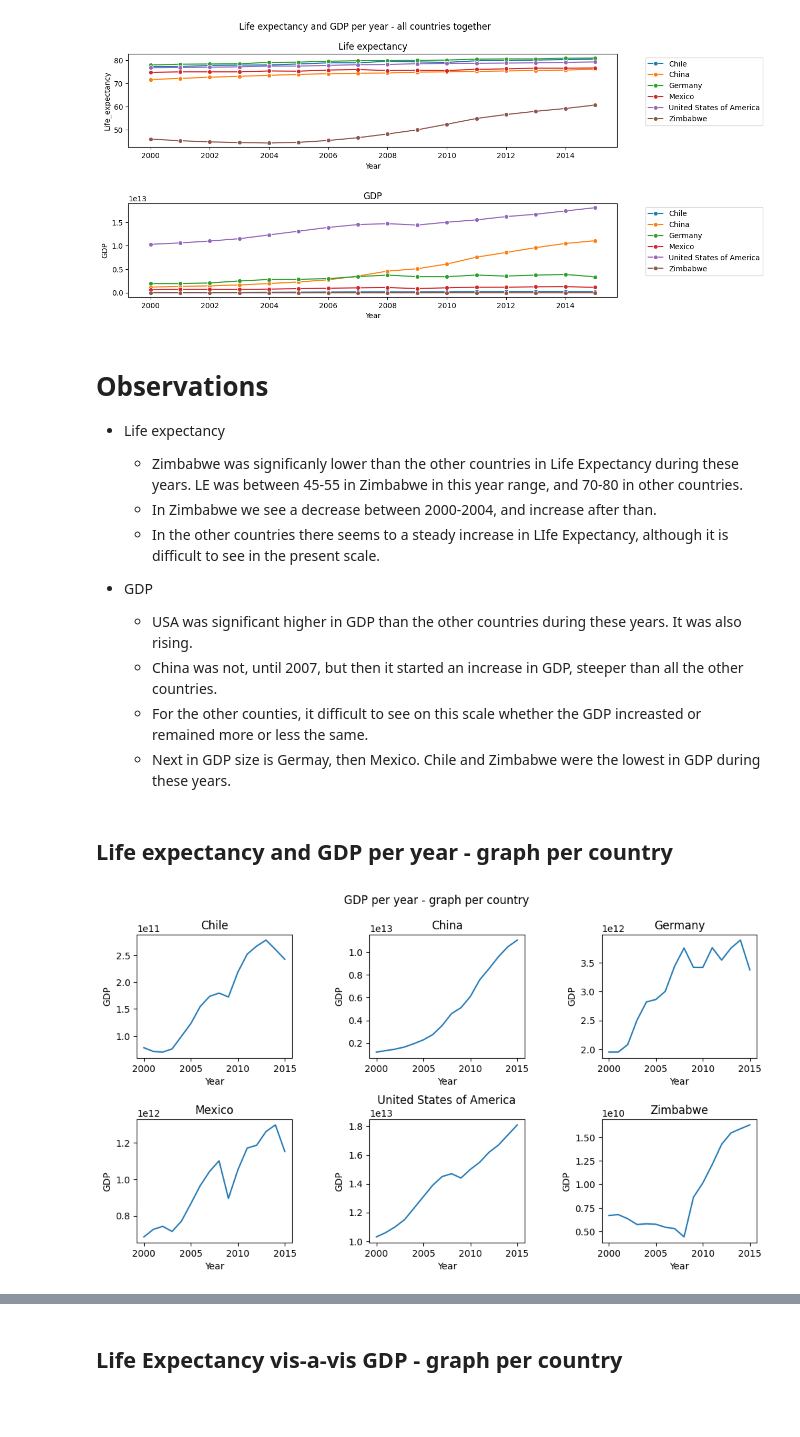
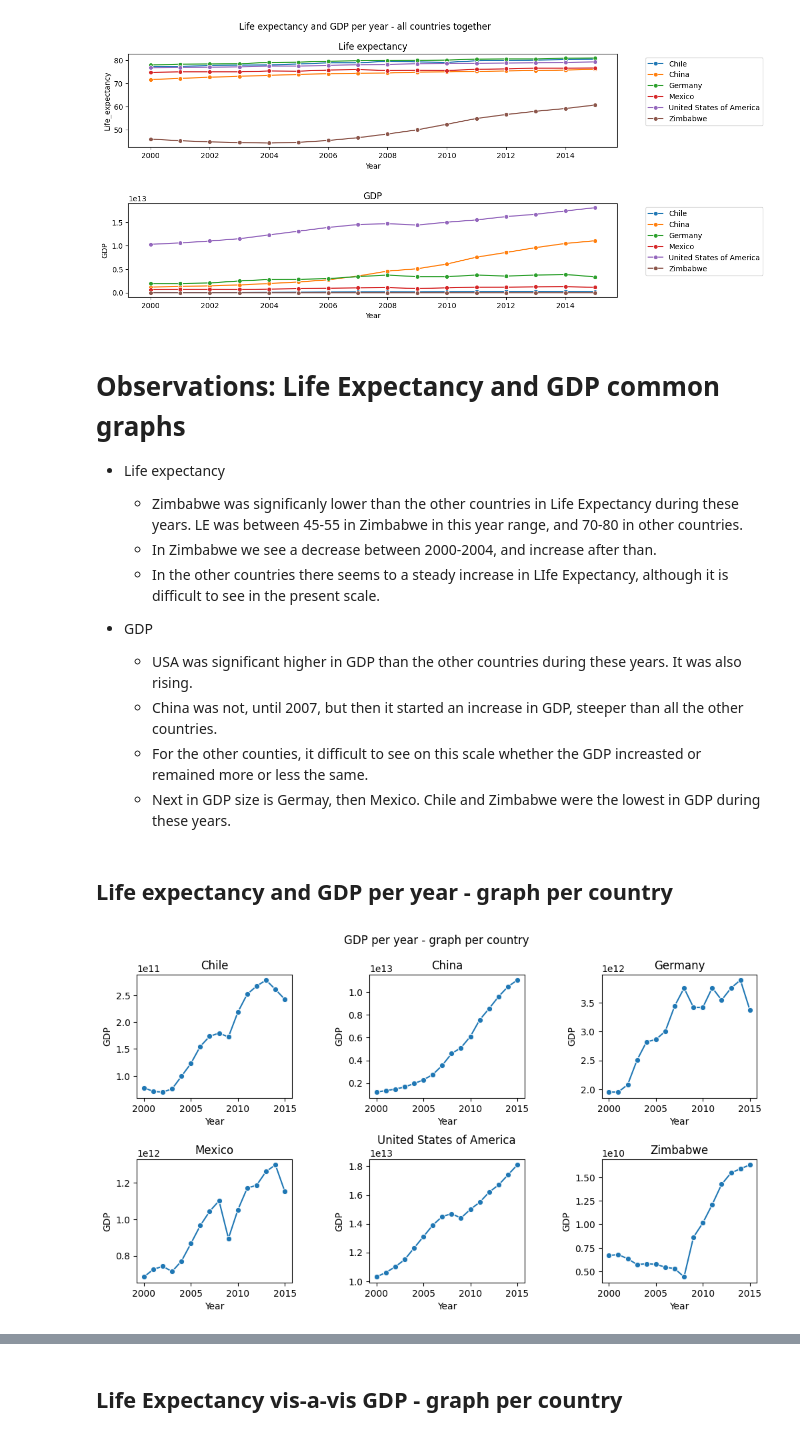
Before and after one commit to ramtob/codecademy-python, a Jupyter notebook: Life-Expectancy-and-GDP-Starter/life_expectancy_gdp.ipynb, the cells around one changed output, grey strips where cells are left out. Cells and saved outputs as stored; diff of their text form; code cells hidden in the pictures; blank space fills up the shorter version.

Commit message:
Observations (cont)

```diff
--- a/Life-Expectancy-and-GDP-Starter/life_expectancy_gdp.ipynb
+++ b/Life-Expectancy-and-GDP-Starter/life_expectancy_gdp.ipynb
@@ -57,7 +57,7 @@ plt.show()
 # %% [output]
 [figure]
 # %% [markdown]
-# Observations
+# Observations: Life Expectancy and GDP common graphs
 
 * Life expectancy
   * Zimbabwe was significanly lower than the other countries in Life Expectancy during these years. LE was between 45-55 in Zimbabwe in this year range, and 70-80 in other countries.
@@ -77,12 +77,12 @@ countries = df_all['Country'].value_counts().index
 # %%
 # Loop over all the countries and draw a graph for each country
 plt.figure(figsize=(12, 6))
 for i in range(len(countries)):
     plt.subplot(2, 3, i+1)
-    sns.lineplot(data=df_all[df_all.Country == countries[i]], x='Year', y='GDP')
+    sns.lineplot(data=df_all[df_all.Country == countries[i]], x='Year', y='GDP', marker='o')
     plt.title(countries[i])
 plt.subplots_adjust(wspace=0.5, hspace=0.5)
 plt.suptitle('GDP per year - graph per country')
 plt.show()
 # %% [output]
-[figure, old version]
+[figure, new version]
```
Also changed, not shown: parts of 2 cells of this notebook.
